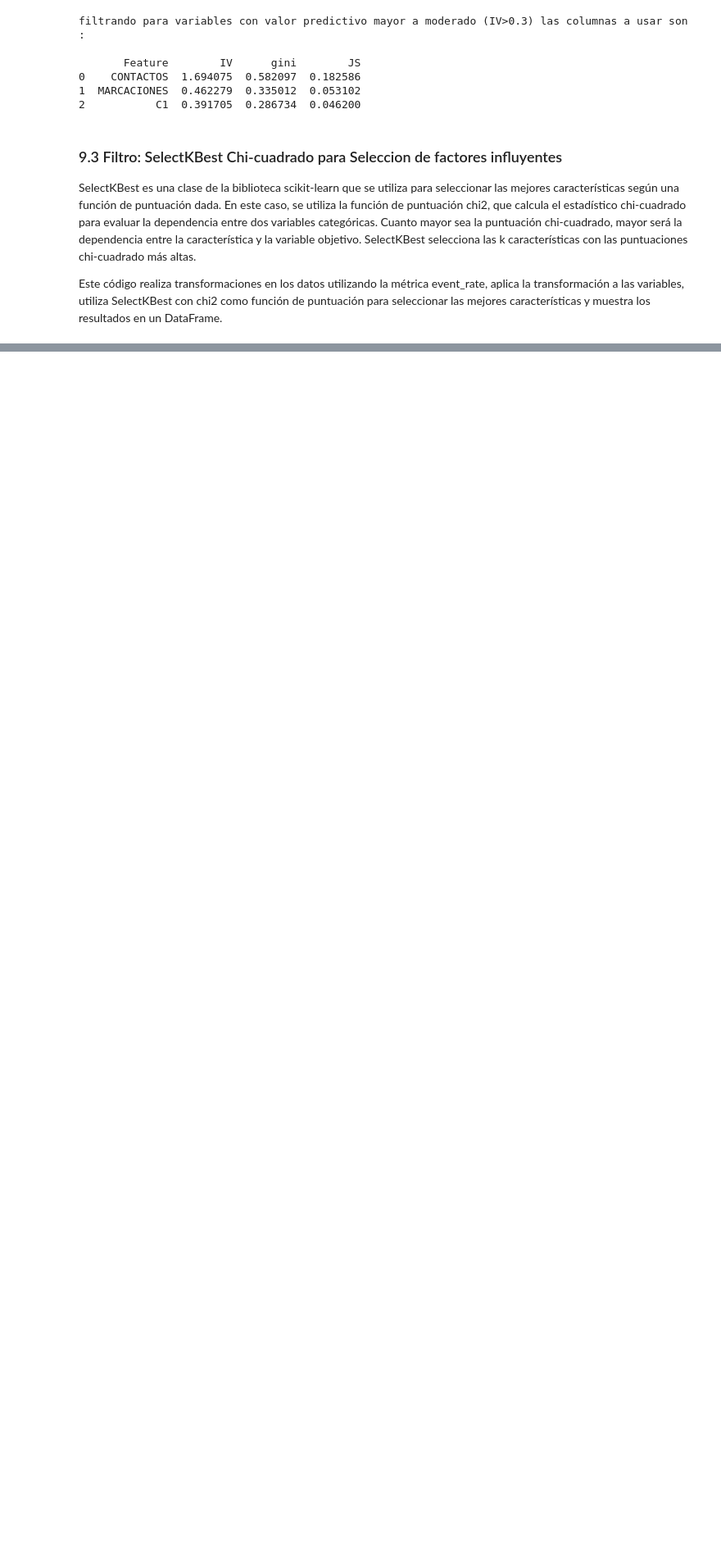
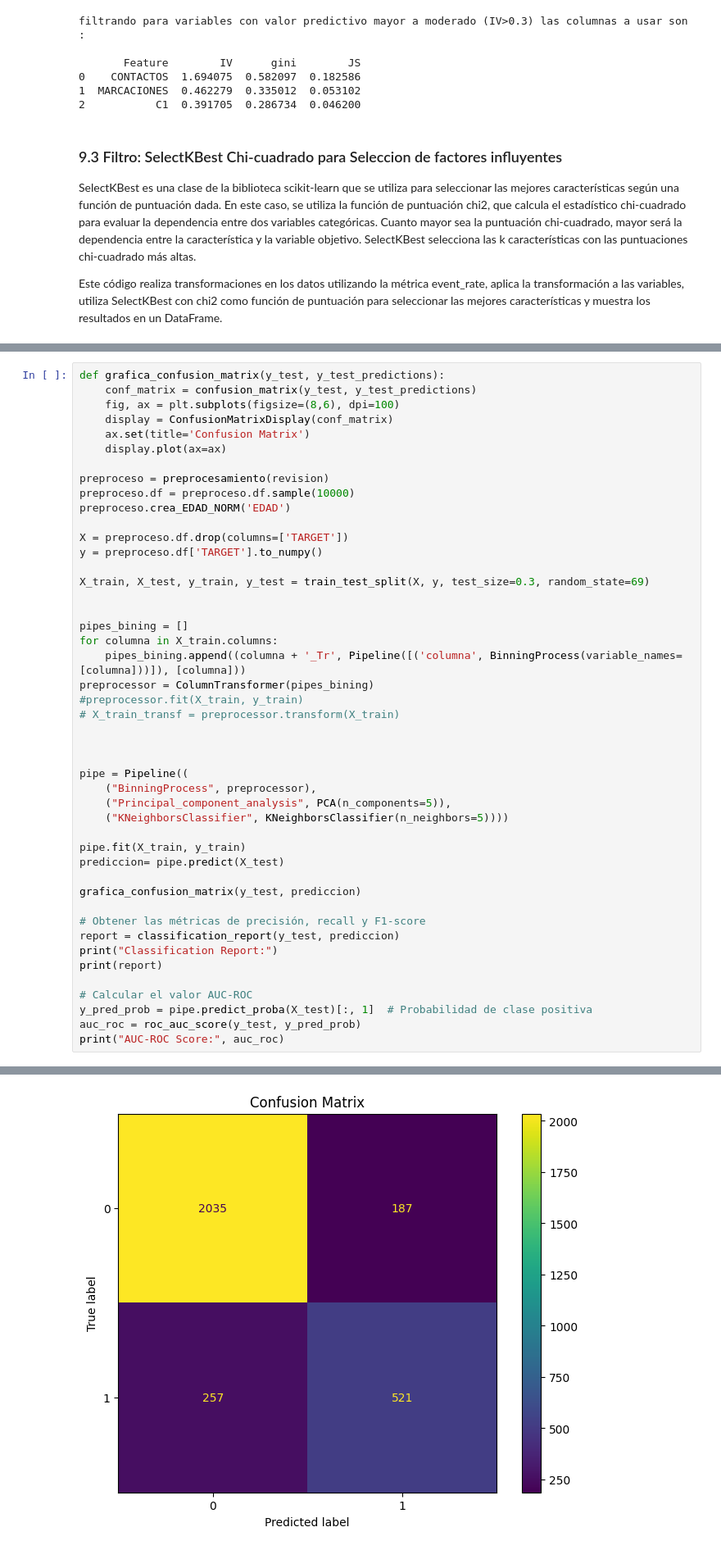
Before and after one commit to JCSR2022/Git_Challenge_Coppel, a Jupyter notebook: Challenge_Modelo_contactabilidad.ipynb, the cells around one changed output, grey strips where cells are left out. Shown at 82% size. Cells and saved outputs as stored; diff of their text form; blank space fills up the shorter version.

```diff
--- a/Challenge_Modelo_contactabilidad.ipynb
+++ b/Challenge_Modelo_contactabilidad.ipynb
@@ -1550,0 +1706,47 @@ challenge será un archivo con el código y el reporte ejecutivo en formato PDF.
+# %%
+def grafica_confusion_matrix(y_test, y_test_predictions):
+    conf_matrix = confusion_matrix(y_test, y_test_predictions)
+    fig, ax = plt.subplots(figsize=(8,6), dpi=100)
+    display = ConfusionMatrixDisplay(conf_matrix)
+    ax.set(title='Confusion Matrix')
+    display.plot(ax=ax)
+
+preproceso = preprocesamiento(revision)
+preproceso.df = preproceso.df.sample(10000)
+preproceso.crea_EDAD_NORM('EDAD')
+
+X = preproceso.df.drop(columns=['TARGET'])
+y = preproceso.df['TARGET'].to_numpy()
+
+X_train, X_test, y_train, y_test = train_test_split(X, y, test_size=0.3, random_state=69)
+
+
+pipes_bining = []
+for columna in X_train.columns:
+    pipes_bining.append((columna + '_Tr', Pipeline([('columna', BinningProcess(variable_names=[columna]))]), [columna]))
+preprocessor = ColumnTransformer(pipes_bining)
+#preprocessor.fit(X_train, y_train)
+# X_train_transf = preprocessor.transform(X_train)
+
+
+
+pipe = Pipeline((
+    ("BinningProcess", preprocessor),
+    ("Principal_component_analysis", PCA(n_components=5)),
+    ("KNeighborsClassifier", KNeighborsClassifier(n_neighbors=5))))
+
+pipe.fit(X_train, y_train)
+prediccion= pipe.predict(X_test)
+
+grafica_confusion_matrix(y_test, prediccion)
+
+# Obtener las métricas de precisión, recall y F1-score
+report = classification_report(y_test, prediccion)
+print("Classification Report:")
+print(report)
+
+# Calcular el valor AUC-ROC
+y_pred_prob = pipe.predict_proba(X_test)[:, 1]  # Probabilidad de clase positiva
+auc_roc = roc_auc_score(y_test, y_pred_prob)
+print("AUC-ROC Score:", auc_roc)
+# %% [output]
@@ -1550,0 +1764 @@ challenge será un archivo con el código y el reporte ejecutivo en formato PDF.
+[figure, added]
```
Also changed, not shown: parts of 30 cells of this notebook, 1 other file.
